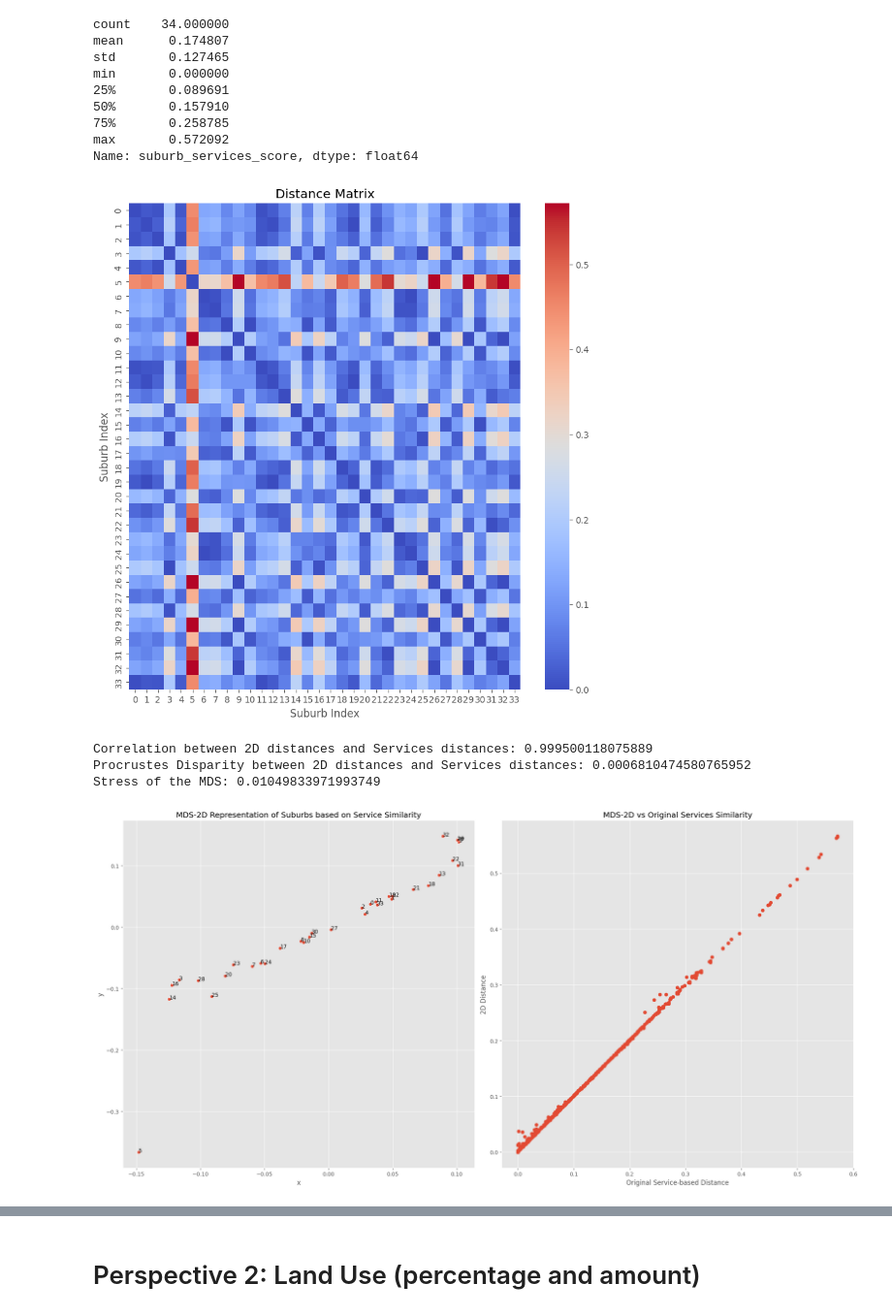
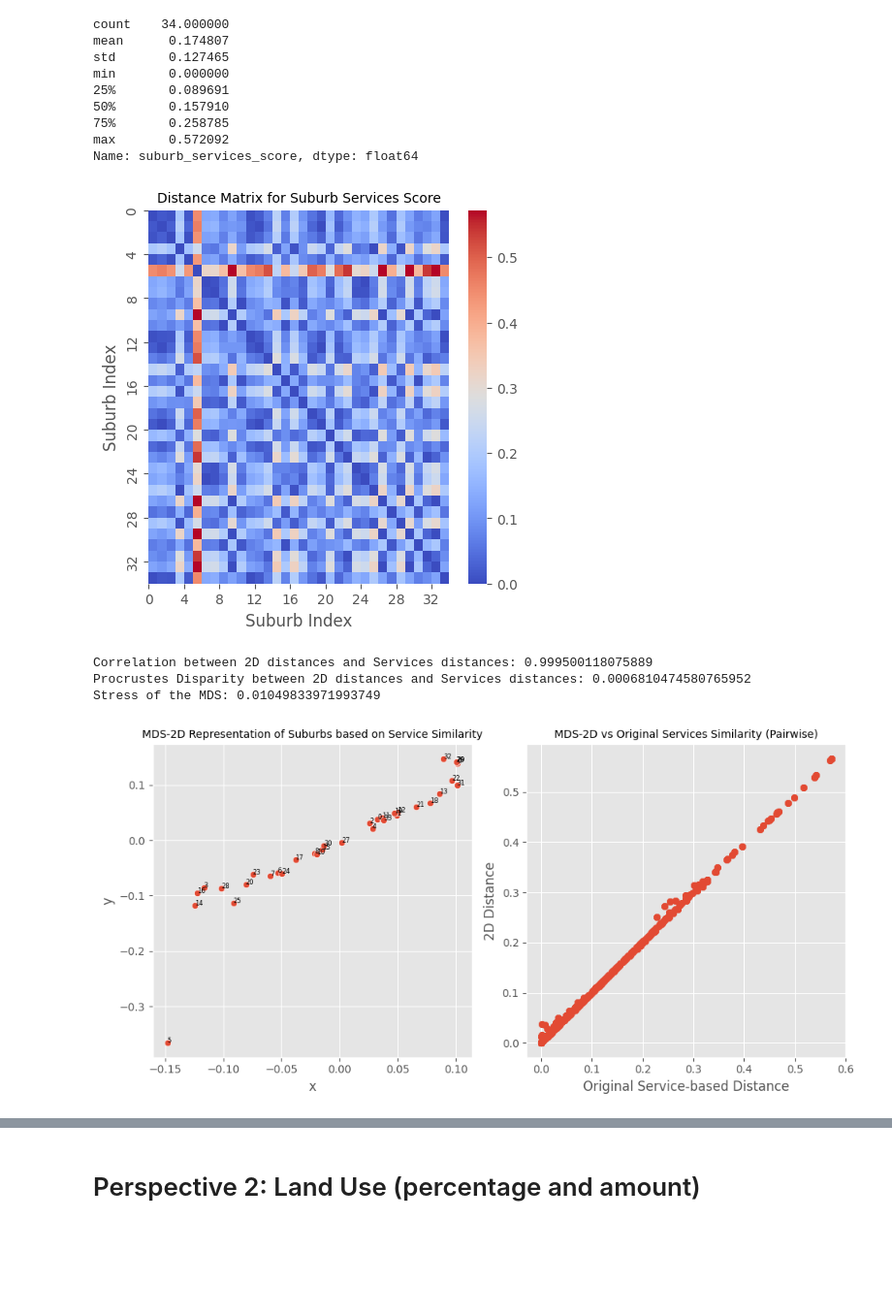
Before and after one commit to Subhasis-Biswas/ML4CPS_Project2, a Jupyter notebook: a1.ipynb, the cells around one changed output, grey strips where cells are left out. Shown at 97% size. Cells and saved outputs as stored; diff of their text form; code cells hidden in the pictures; blank space fills up the shorter version.

```diff
--- a/a1.ipynb
+++ b/a1.ipynb
@@ -47,3 +47,15 @@ feature_category_dict
   '2nd top occupation, %',
   '3rd top occupation - persons',
   '3rd top occupation, %']}
+# %%
+# do a similar plot for the real location of the suburbs
+plt.figure(figsize=(6,6))
+sns.scatterplot(x='cart_x',y='cart_y',data=data)
+plt.title('Real Location of Suburbs (Cartesian)',fontsize=10)
+plt.xlabel('Longitude')
+plt.ylabel('Latitude')
+# annotate the suburbs with the suburb index
+for i in range(data.shape[0]):
+	plt.text(data['cart_x'].iloc[i],data['cart_y'].iloc[i],i,fontsize=6)
+plt.show()
+# print the stress of the MDS
@@ -72,15 +106,3 @@ features
  'Centrelink Offices',
  'Medicare Offices',
  'Medicare Access Points']
-# %%
-# do a similar plot for the real location of the suburbs
-plt.figure(figsize=(10,10))
-sns.scatterplot(x='cart_x',y='cart_y',data=data)
-plt.title('Real Location of Suburbs')
-plt.xlabel('Longitude')
-plt.ylabel('Latitude')
-# annotate the suburbs with the suburb index
-for i in range(data.shape[0]):
-	plt.text(data['cart_x'].iloc[i],data['cart_y'].iloc[i],i)
-plt.show()
-# print the stress of the MDS
@@ -180,24 +200,27 @@ Name: suburb_services_score, dtype: float64
 # %%
 # define distance between two suburbs
 # value is (absolute difference between the two suburb services scores)
 def similarity_score(suburb1_idx,suburb2_idx):
 	return np.abs(data_services_scaled['suburb_services_score'][suburb1_idx]-data_services_scaled['suburb_services_score'][suburb2_idx])
 
 # calculate similarity matrix
 distance_services=np.zeros((data_services_scaled.shape[0],data_services_scaled.shape[0]))
 for i in range(data_services_scaled.shape[0]):
 	for j in range(data_services_scaled.shape[0]):
 		distance_services[i,j]=similarity_score(i,j)
 
 # plot the similarity matrix
-plt.figure(figsize=(10,10))
+plt.figure(figsize=(5,5))
 sns.heatmap(distance_services,cmap='coolwarm')
-plt.title('Distance Matrix')
+plt.title('Distance Matrix for Suburb Services Score',fontsize=10)
 plt.xlabel('Suburb Index')
 plt.ylabel('Suburb Index')
+# tick every 4
+plt.xticks(np.arange(0,data_services_scaled.shape[0],4),np.arange(0,data_services_scaled.shape[0],4))
+plt.yticks(np.arange(0,data_services_scaled.shape[0],4),np.arange(0,data_services_scaled.shape[0],4))
 plt.show()
 # %% [output]
-[figure, old version]
+[figure, new version]
 # %%
 # Perform MDS on the similarity matrix to get the 2D representation of the suburbs
 mds = MDS(n_components=2, dissimilarity='precomputed', random_state=42)
@@ -205,17 +228,17 @@ suburb_2d_services = mds.fit_transform(distance_services)
 suburb_2d_services = pd.DataFrame(suburb_2d_services, columns=['x', 'y'])
 
 # Create a single figure with two subplots
-fig, axes = plt.subplots(1, 2, figsize=(20, 10))
+fig, axes = plt.subplots(1, 2, figsize=(10, 5))
 
 # Plot the 2D representation of the suburbs in the first subplot
 sns.scatterplot(x='x', y='y', data=suburb_2d_services, ax=axes[0])
-axes[0].set_title("MDS-2D Representation of Suburbs based on Service Similarity")
+axes[0].set_title("MDS-2D Representation of Suburbs based on Service Similarity", fontsize=10)
 axes[0].set_xlabel('x')
 axes[0].set_ylabel('y')
 
 # Annotate the suburbs with the suburb index
 for i in range(suburb_2d_services.shape[0]):
-    axes[0].text(suburb_2d_services['x'].iloc[i], suburb_2d_services['y'].iloc[i], i)
+    axes[0].text(suburb_2d_services['x'].iloc[i], suburb_2d_services['y'].iloc[i], i, fontsize=6)
 
 # Compute pairwise distances in the 2D representation
 distances_2d_services = np.zeros((suburb_2d_services.shape[0], suburb_2d_services.shape[0]))
@@ -241,7 +264,7 @@ print(f'Stress of the MDS: {mds.stress_}')
 axes[1].scatter(distance_services.flatten(), distances_2d_services.flatten())
 axes[1].set_xlabel('Original Service-based Distance')
 axes[1].set_ylabel('2D Distance')
-axes[1].set_title('MDS-2D vs Original Services Similarity')
+axes[1].set_title('MDS-2D vs Original Services Similarity (Pairwise)', fontsize=10)
 
 # Show the combined plot
 plt.tight_layout()
@@ -250,4 +273,4 @@ plt.show()
 Correlation between 2D distances and Services distances: 0.999500118075889
 Procrustes Disparity between 2D distances and Services distances: 0.0006810474580765952
 Stress of the MDS: 0.01049833971993749
-[figure, old version]
+[figure, new version]
```
Also changed, not shown: parts of 9 cells of this notebook.
